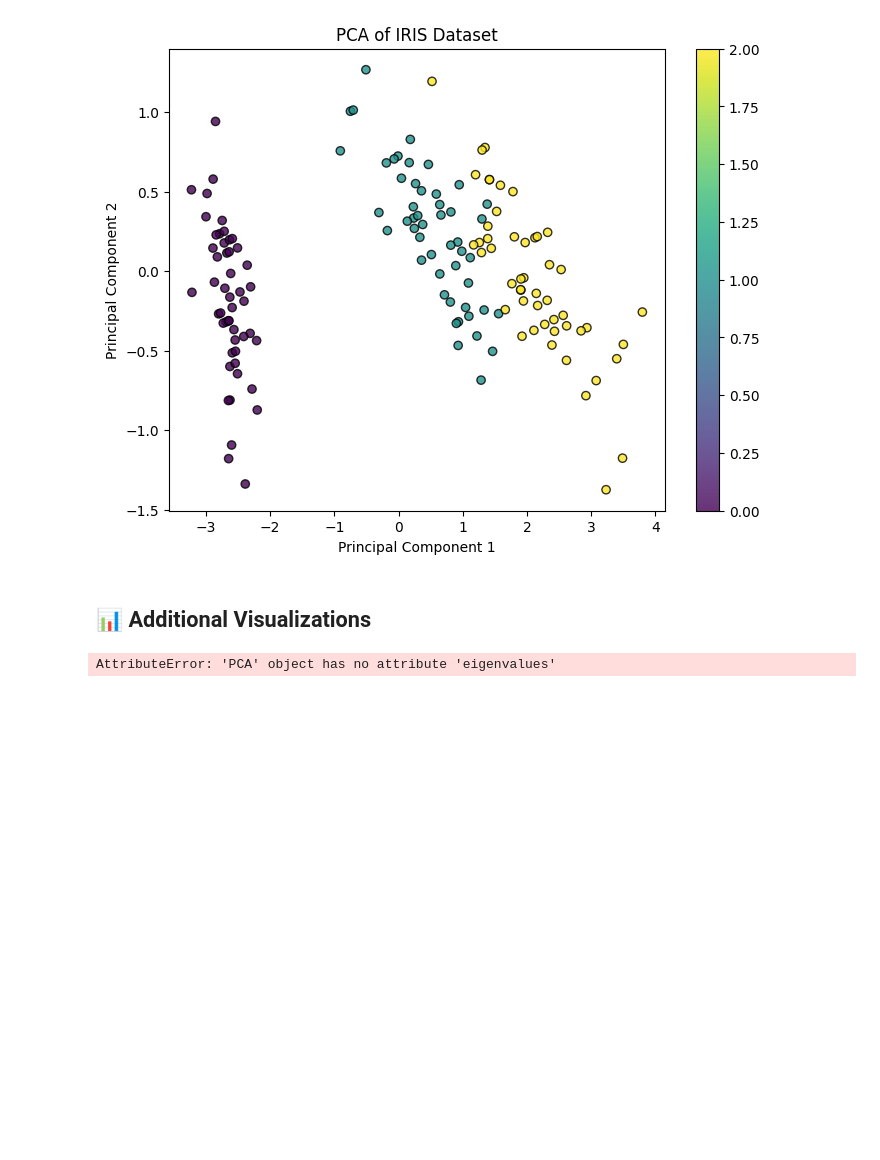
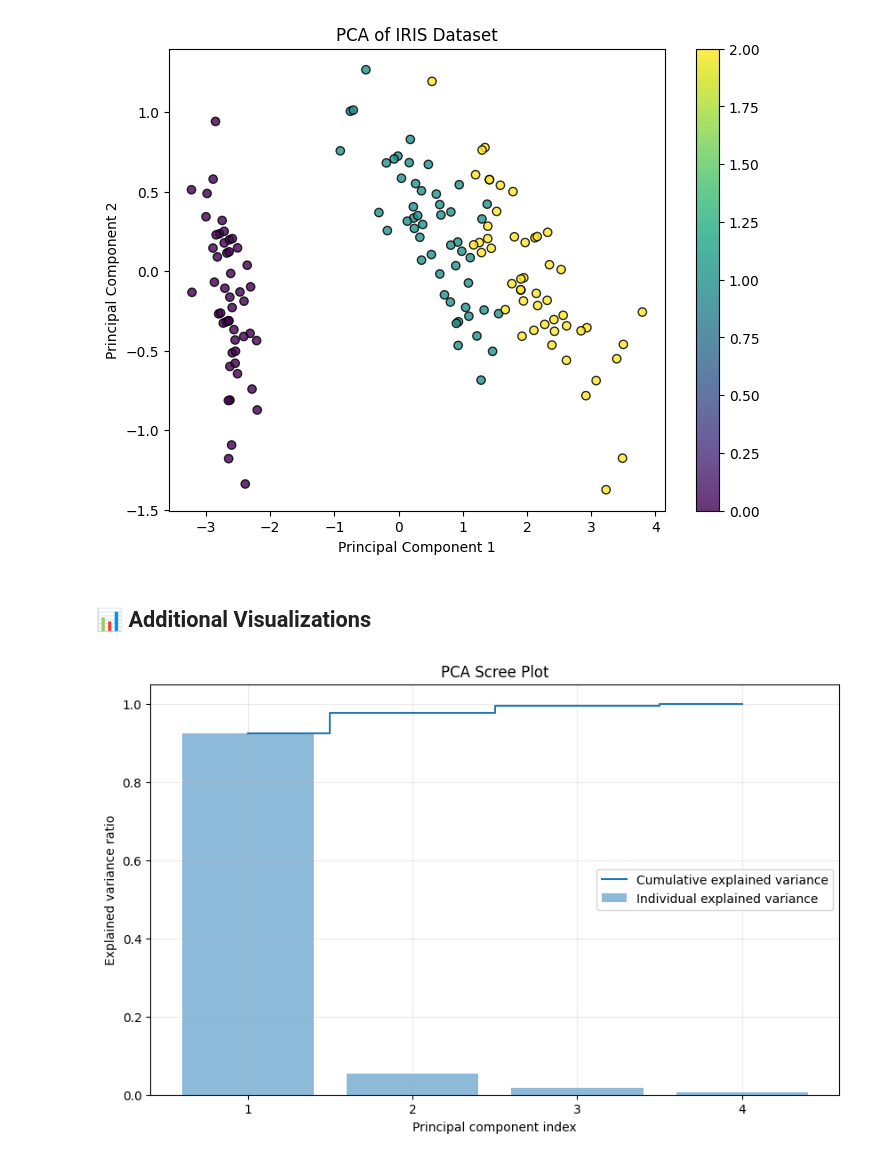
Before and after one commit to thompgt/ML-Under-The-Hood, a Jupyter notebook: notebooks/09_Principal_Component_Analysis.ipynb, the cells around one changed output. Cells and saved outputs as stored; diff of their text form; code cells hidden in the pictures; blank space fills up the shorter version.

```diff
--- a/notebooks/09_Principal_Component_Analysis.ipynb
+++ b/notebooks/09_Principal_Component_Analysis.ipynb
@@ -99,18 +99,42 @@ plt.show()
 # %% [markdown]
 ## 📊 Additional Visualizations
 # %%
+from sklearn.decomposition import PCA
 
-# 1. Scree Plot (Explained Variance Ratio)
-eigenvalues = pca.eigenvalues
-explained_variance_ratio = eigenvalues / np.sum(eigenvalues)
+# Fit PCA on the current dataset
+pca = PCA(n_components=X.shape[1])
+pca.fit(X)
+
+# Correct attribute: explained_variance_ratio_
+explained_variance_ratio = pca.explained_variance_ratio_
+components = np.arange(1, len(explained_variance_ratio) + 1)
 
 plt.figure(figsize=(10, 6))
-plt.bar(range(1, len(explained_variance_ratio) + 1), explained_variance_ratio, alpha=0.5, align='center', label='Individual explained variance')
-plt.step(range(1, len(explained_variance_ratio) + 1), np.cumsum(explained_variance_ratio), where='mid', label='Cumulative explained variance')
+
+# Bar chart: individual explained variance
+plt.bar(
+    components,
+    explained_variance_ratio,
+    alpha=0.5,
+    align='center',
+    label='Individual explained variance'
+ )
+
+# Step chart: cumulative explained variance
+plt.step(
+    components,
+    np.cumsum(explained_variance_ratio),
+    where='mid',
+    label='Cumulative explained variance'
+ )
+
 plt.ylabel('Explained variance ratio')
 plt.xlabel('Principal component index')
+plt.xticks(components)
+plt.ylim(0, 1.05)
 plt.legend(loc='best')
 plt.title('PCA Scree Plot')
+plt.grid(alpha=0.25)
 plt.show()
 # %% [output]
-AttributeError: 'PCA' object has no attribute 'eigenvalues'
+[figure, added]
```
Also changed, not shown: 1 other file.
